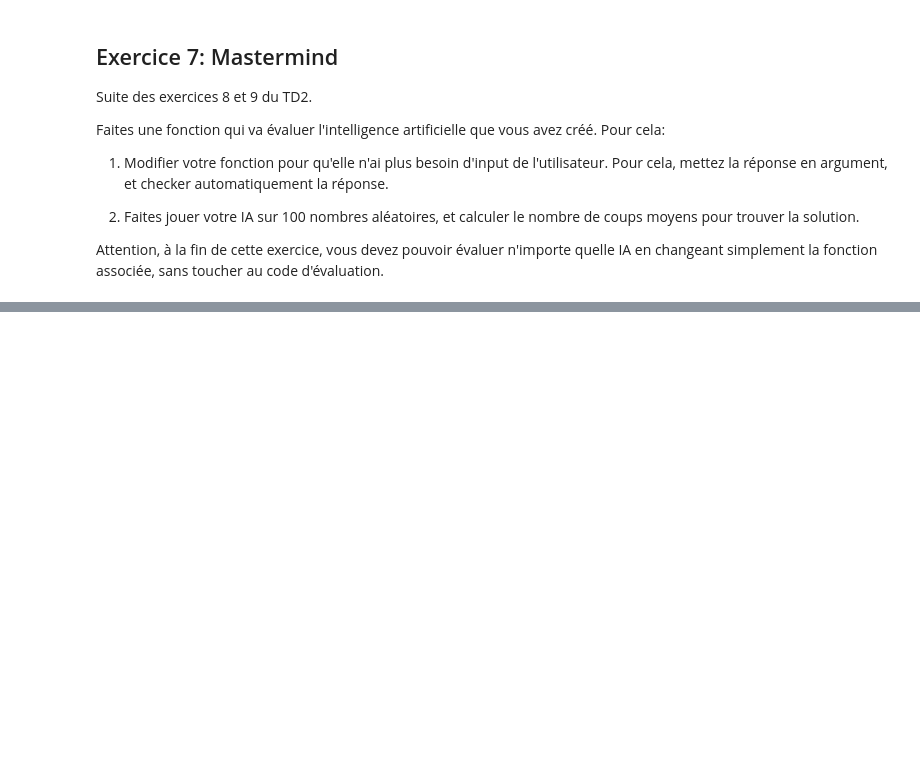
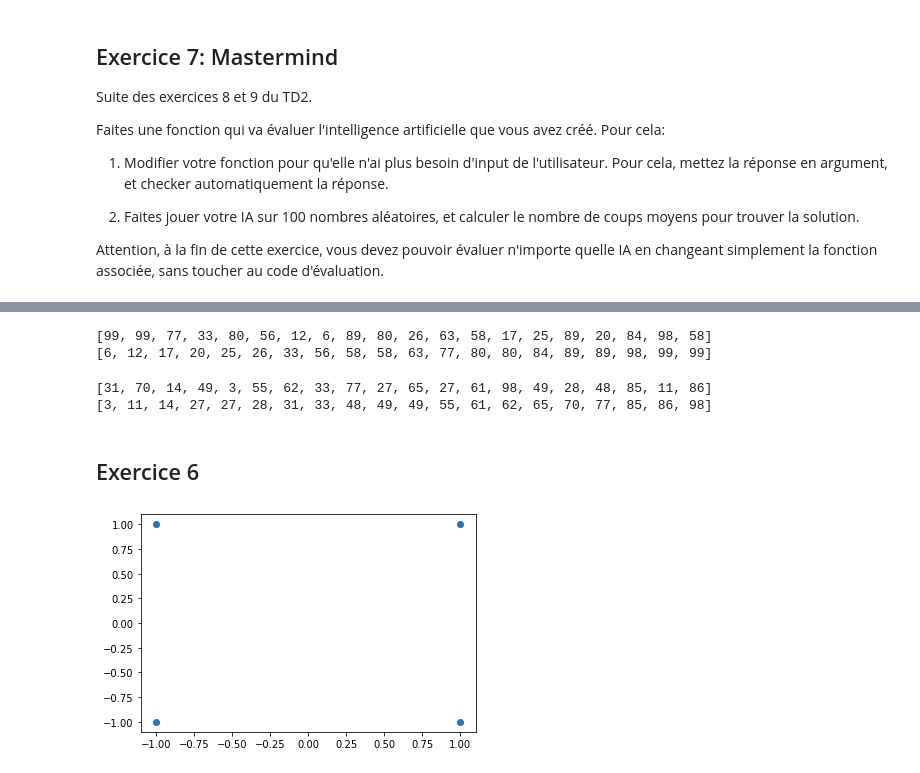
Before and after one commit to nhennetier/ENSAE-HEC-Python, a Jupyter notebook: TDs/TD3/TD3.ipynb, the cells around one changed output, grey strips where cells are left out. Drawn from its saved outputs; the diff is of its cells as text; code cells hidden in the pictures; blank space fills up the shorter version.

```diff
--- a/TDs/TD3/TD3.ipynb
+++ b/TDs/TD3/TD3.ipynb
@@ -187,0 +286,9 @@ Attention, à la fin de cette exercice, vous devez pouvoir évaluer n'importe qu
+# %%
+import random
+
+l = [random.randint(0, 100) for _ in range(20)]
+print(l)
+print(quicksort(l))
+# %% [output]
+[99, 99, 77, 33, 80, 56, 12, 6, 89, 80, 26, 63, 58, 17, 25, 89, 20, 84, 98, 58]
+[6, 12, 17, 20, 25, 26, 33, 56, 58, 58, 63, 77, 80, 80, 84, 89, 89, 98, 99, 99]
@@ -187,0 +314,24 @@ Attention, à la fin de cette exercice, vous devez pouvoir évaluer n'importe qu
+# %%
+import random
+
+l = [random.randint(0, 100) for _ in range(20)]
+print(l)
+print(merge_sort(l))
+# %% [output]
+[31, 70, 14, 49, 3, 55, 62, 33, 77, 27, 65, 27, 61, 98, 49, 28, 48, 85, 11, 86]
+[3, 11, 14, 27, 27, 28, 31, 33, 48, 49, 49, 55, 61, 62, 65, 70, 77, 85, 86, 98]
+# %% [markdown]
+## Exercice 6
+# %%
+from matplotlib import pyplot as plt
+
+def plot_points(points):
+    xs = [point[0] for point in points]
+    ys = [point[1] for point in points]
+    plt.scatter(xs, ys)
+    plt.show()
+# %%
+points = [(-1, -1), (-1, 1), (1, -1), (1, 1)]
+plot_points(points)
+# %% [output]
+[figure, added]
```
Also changed, not shown: parts of 36 cells of this notebook.
